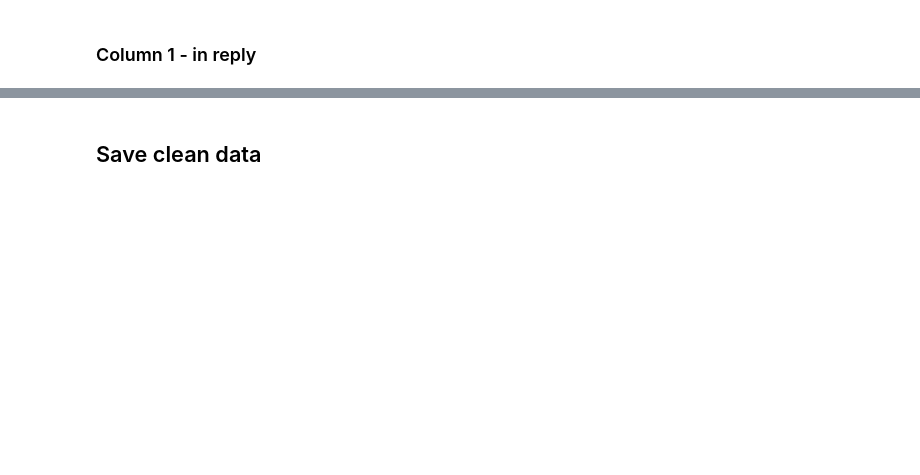
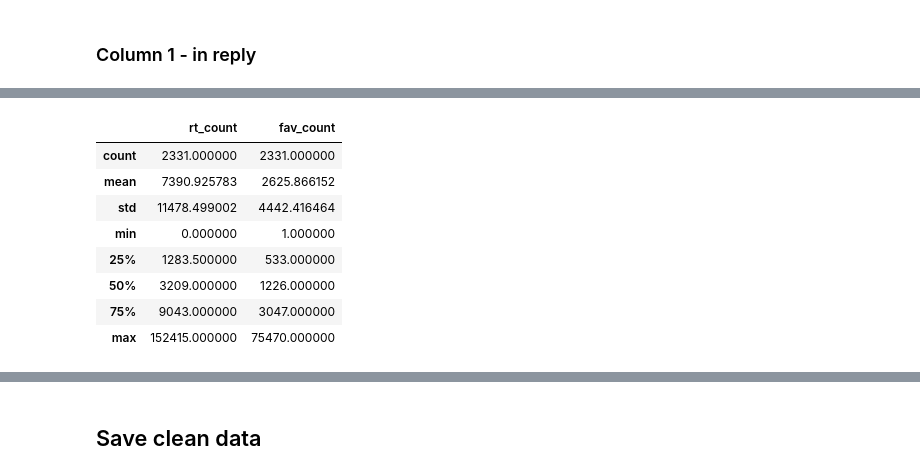
Before and after one commit to JCalaunan/PRJ_Wrangle-Twitter, a Jupyter notebook: wrangle_act.ipynb, the cells around one changed output, grey strips where cells are left out. Cells and saved outputs as stored; diff of their text form; code cells hidden in the pictures; blank space fills up the shorter version.

```diff
--- a/wrangle_act.ipynb
+++ b/wrangle_act.ipynb
@@ -133,7 +139,7 @@ Enter Known Input Info
 Format: file name inside ''
 # %%
 # FILE 1 - TWITTER ARCHIVE DATA
-folder = 'Incoming Files/'
+folder = 'Incoming_Files/'
 twitter_file = 'twitter-archive-enhanced-2.csv'
 add_files(twitter_file)
 # %% [output]
@@ -165,0 +184,20 @@ image-predictions.tsv added to file list.
+# %%
+## Twitter API data
+API_cols = ['tweet_id', 'rt_count', 'fav_count']
+
+# read in txt and convert to json
+API_export = 'tweet_json.txt'
+# call function and add name to end of list
+add_files(API_export)
+
+json_keys, json_id, json_fav_count, json_retweet_cnt = [], [],[],[]
+
+with open(API_export) as txt_file:
+    for line in txt_file:
+        #print(line)
+        json_obj = json.loads(line)
+        #append to list then combine lists
+        json_keys.append(json_obj)
+        json_id.append(json_obj['id_str'])
+        json_fav_count.append(json_obj['favorite_count'])
+        json_retweet_cnt.append(json_obj['retweet_count'])
@@ -180,6 +221,8 @@ for num, file in enumerate(filelist):
         df_raw.append(pd.read_csv(folder + file) )
     elif ext == 'tsv':
         df_raw.append(pd.read_csv(folder + file, sep='\t') )
+    elif file == 'tweet_json.txt':
+        df_raw.append(pd.DataFrame(zip(json_id, json_fav_count, json_retweet_cnt), columns=API_cols))
     else:
         print('filelist({}) - "{}", could not be read into a dataframe.'.format(num, filelist[num]) )
 # %%
@@ -266,0 +259,3 @@ KeyboardInterrupt:
+# %%
+df_twitter_api = df_raw[2].copy()
+df_twitter_api.name = 'API_data'
@@ -399,0 +831,12 @@ df_twitter.iloc[:,1:3]
+# %%
+df_twitter_api.describe()
+# %% [output]
+|  | rt_count | fav_count |
+| count | 2331.000000 | 2331.000000 |
+| mean | 7390.925783 | 2625.866152 |
+| std | 11478.499002 | 4442.416464 |
+| min | 0.000000 | 1.000000 |
+| 25% | 1283.500000 | 533.000000 |
+| 50% | 3209.000000 | 1226.000000 |
+| 75% | 9043.000000 | 3047.000000 |
+| max | 152415.000000 | 75470.000000 |
```
Also changed, not shown: parts of 97 cells of this notebook, 5 other files.
